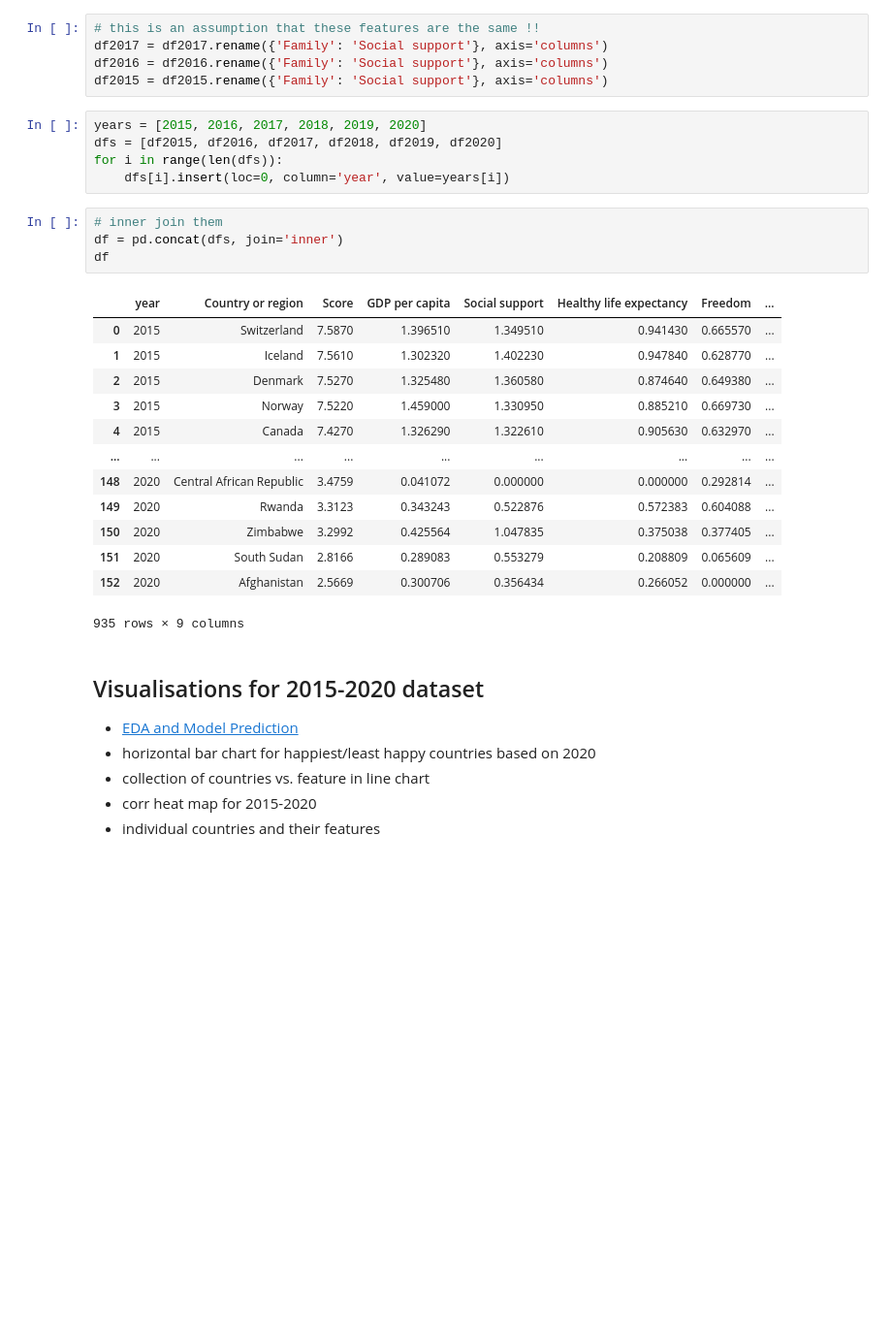
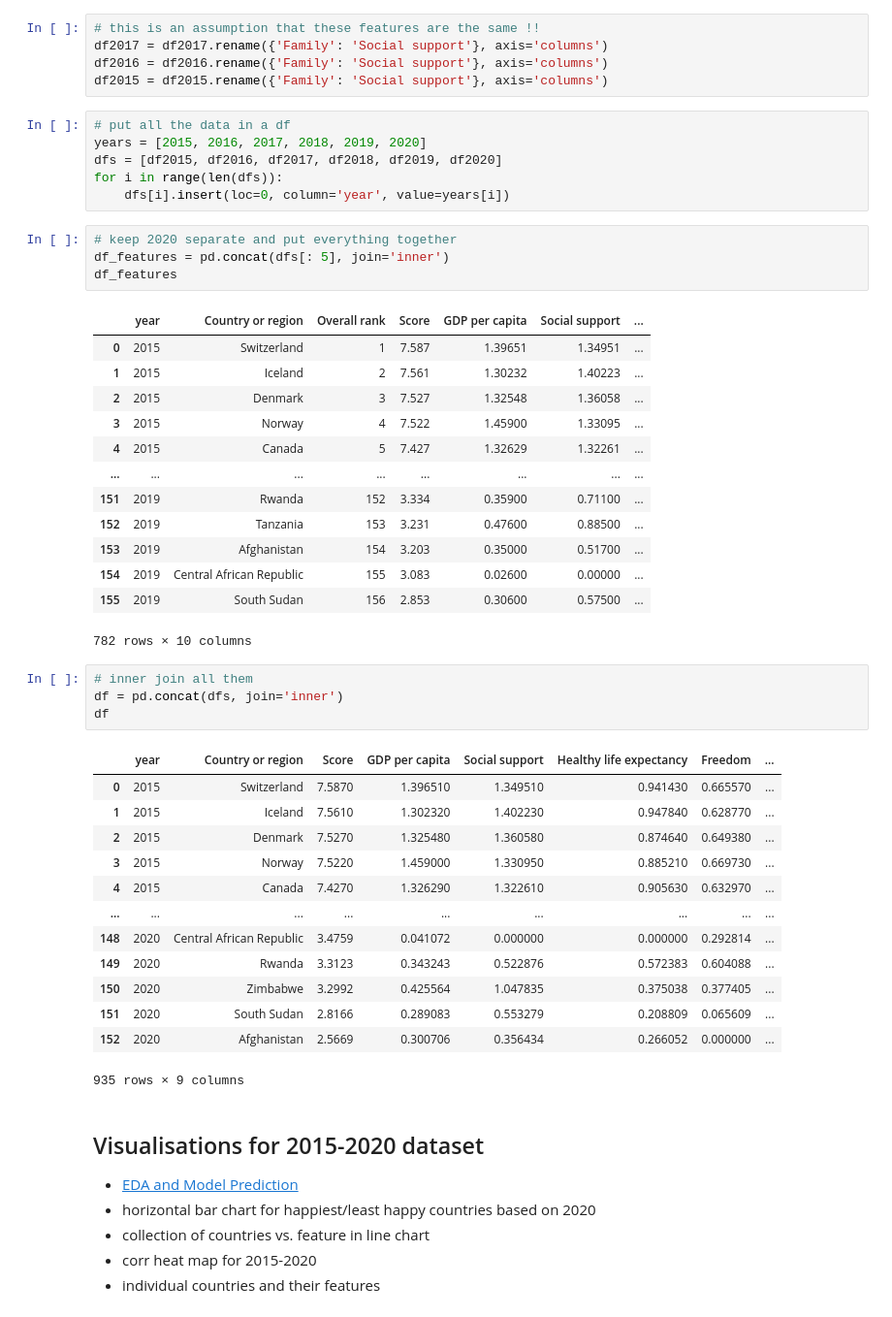
Before and after one commit to tterrytran95/happinesspro, a Jupyter notebook: EDA for potential datasets.ipynb, the cells around one changed output. Shown at 97% size. Saved outputs shown, nothing was run; the diff lists cells and outputs as text; blank space fills up the shorter version.

```diff
--- a/EDA for potential datasets.ipynb
+++ b/EDA for potential datasets.ipynb
@@ -185,12 +185,31 @@ df2017 = df2017.rename({'Family': 'Social support'}, axis='columns')
 df2016 = df2016.rename({'Family': 'Social support'}, axis='columns')
 df2015 = df2015.rename({'Family': 'Social support'}, axis='columns')
 # %%
+# put all the data in a df
 years = [2015, 2016, 2017, 2018, 2019, 2020]
 dfs = [df2015, df2016, df2017, df2018, df2019, df2020]
 for i in range(len(dfs)):
     dfs[i].insert(loc=0, column='year', value=years[i])
+# %%
+# keep 2020 separate and put everything together
+df_features = pd.concat(dfs[: 5], join='inner')
+df_features
+# %% [output]
+|  | year | Country or region | Overall rank | Score | GDP per capita | Social support | ... |
+| 0 | 2015 | Switzerland | 1 | 7.587 | 1.39651 | 1.34951 | ... |
+| 1 | 2015 | Iceland | 2 | 7.561 | 1.30232 | 1.40223 | ... |
+| 2 | 2015 | Denmark | 3 | 7.527 | 1.32548 | 1.36058 | ... |
+| 3 | 2015 | Norway | 4 | 7.522 | 1.45900 | 1.33095 | ... |
+| 4 | 2015 | Canada | 5 | 7.427 | 1.32629 | 1.32261 | ... |
+| ... | ... | ... | ... | ... | ... | ... | ... |
+| 151 | 2019 | Rwanda | 152 | 3.334 | 0.35900 | 0.71100 | ... |
+| 152 | 2019 | Tanzania | 153 | 3.231 | 0.47600 | 0.88500 | ... |
+| 153 | 2019 | Afghanistan | 154 | 3.203 | 0.35000 | 0.51700 | ... |
+| 154 | 2019 | Central African Republic | 155 | 3.083 | 0.02600 | 0.00000 | ... |
+| 155 | 2019 | South Sudan | 156 | 2.853 | 0.30600 | 0.57500 | ... |
+782 rows × 10 columns
 # %%
-# inner join them
+# inner join all them
 df = pd.concat(dfs, join='inner')
 df
 # %% [output]
```
Also changed, not shown: parts of 4 cells of this notebook, 1 other file.
